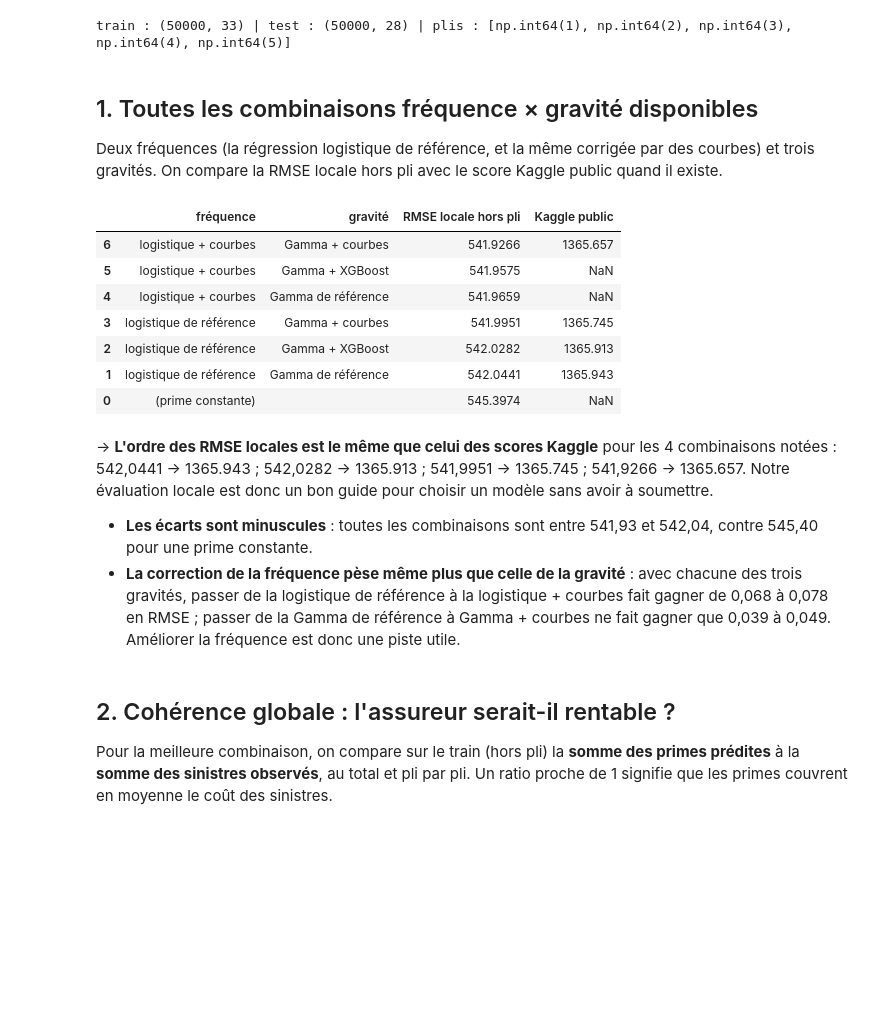
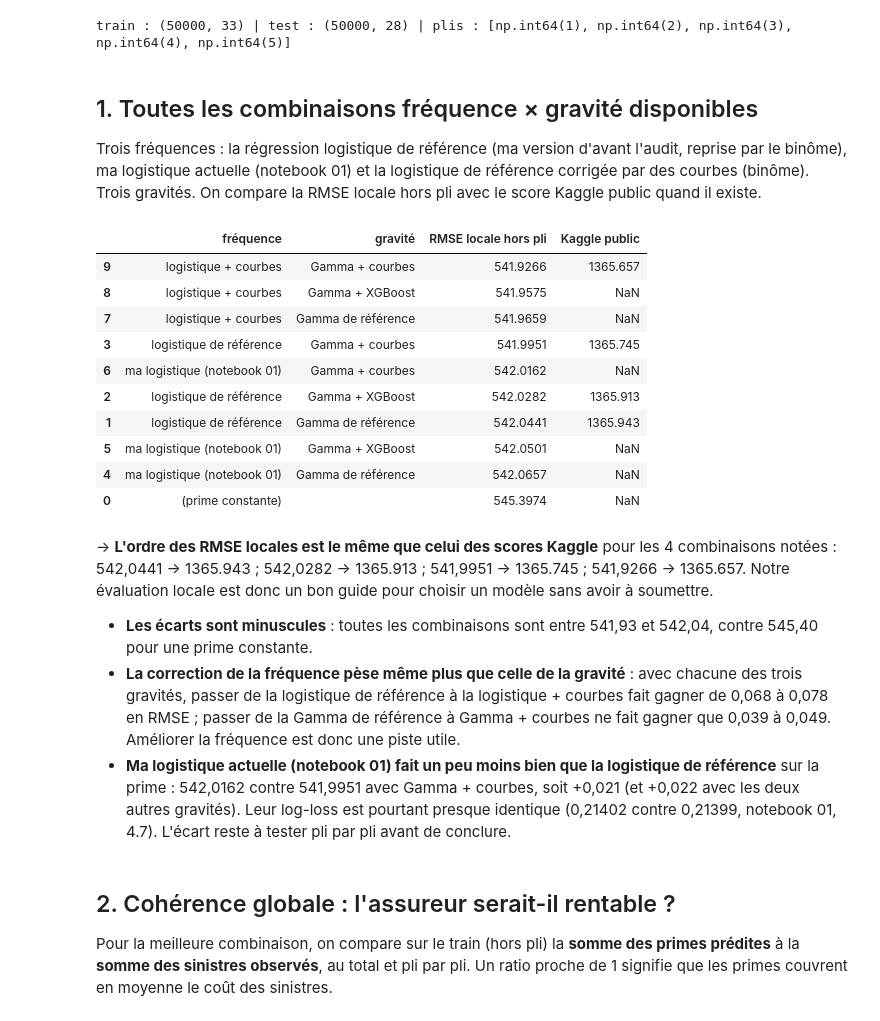
Before and after one commit to MaximilienCY/TD-Tarification-automobile-par-Machine-Learning, a Jupyter notebook: notebooks/03_prime_finale.ipynb, the cells around one changed output. Drawn from its saved outputs; the diff is of its cells as text; code cells hidden in the pictures; blank space fills up the shorter version.

Commit message:
Fréquence branchée sur la prime : probabilités hors pli (01, section 4.7) lues par le notebook 03
Co-Authored-By: Claude Opus 5.5 <noreply@anthropic.com>

```diff
--- a/notebooks/03_prime_finale.ipynb
+++ b/notebooks/03_prime_finale.ipynb
@@ -31,46 +31,59 @@ train : (50000, 33) | test : (50000, 28) | plis : [np.int64(1), np.int64(2), np.
 # %% [markdown]
 ## 1. Toutes les combinaisons fréquence × gravité disponibles
 
-Deux fréquences (la régression logistique de référence, et la même corrigée par des courbes) et trois gravités. On compare la RMSE locale hors pli avec le score Kaggle public quand il existe.
+Trois fréquences : la régression logistique de référence (ma version d'avant l'audit, reprise par le binôme), ma logistique actuelle (notebook 01) et la logistique de référence corrigée par des courbes (binôme). Trois gravités. On compare la RMSE locale hors pli avec le score Kaggle public quand il existe.
 # %%
+# Ma fréquence (notebook 01) : mêmes plis, mêmes contrats que les prédictions du binôme
+ma_freq_oof = pd.read_csv(PREDICTIONS / "frequence_logistique_oof_train.csv")
+ma_freq_test = pd.read_csv(PREDICTIONS / "frequence_logistique_test.csv")
+assert (ma_freq_oof["index"].values == oof["index"].values).all() and (ma_freq_oof["pli"].values == oof["pli"].values).all()
+assert (ma_freq_test["id"].values == binome_test["index"].values).all()
+oof["proba_ma_logistique"] = ma_freq_oof["proba_pred"].values
+binome_test["proba_ma_logistique"] = ma_freq_test["proba_pred"].values
+
 FREQUENCES = {"logistique de référence": "proba_logistique_reference",
+              "ma logistique (notebook 01)": "proba_ma_logistique",
               "logistique + courbes": "proba_logistique_courbes"}
 GRAVITES = {"Gamma de référence": "gravite_gamma_reference",
             "Gamma + XGBoost": "gravite_gamma_xgboost",
             "Gamma + courbes": "gravite_gamma_courbes"}
 # Scores Kaggle publics obtenus par mon binôme (fréquence, gravité) -> score
 KAGGLE = {("logistique de référence", "Gamma de référence"): 1365.943,
           ("logistique de référence", "Gamma + XGBoost"): 1365.913,
           ("logistique de référence", "Gamma + courbes"): 1365.745,
           ("logistique + courbes", "Gamma + courbes"): 1365.657}
 
 
 def rmse_prime(prime, cout):
     return np.sqrt(np.mean((np.asarray(prime) - np.asarray(cout)) ** 2))
 
 
 lignes = [{"fréquence": "(prime constante)", "gravité": "", "RMSE locale hors pli": rmse_prime(np.full(len(oof), oof["montant_sinistre"].mean()), oof["montant_sinistre"]), "Kaggle public": np.nan}]
 for nom_f, col_f in FREQUENCES.items():
     for nom_g, col_g in GRAVITES.items():
         prime = oof[col_f] * oof[col_g]
         lignes.append({"fréquence": nom_f, "gravité": nom_g,
                        "RMSE locale hors pli": rmse_prime(prime, oof["montant_sinistre"]),
                        "Kaggle public": KAGGLE.get((nom_f, nom_g), np.nan)})
 combinaisons = pd.DataFrame(lignes).sort_values("RMSE locale hors pli")
 combinaisons.round(4)
 # %% [output]
 |  | fréquence | gravité | RMSE locale hors pli | Kaggle public |
-| 6 | logistique + courbes | Gamma + courbes | 541.9266 | 1365.657 |
-| 5 | logistique + courbes | Gamma + XGBoost | 541.9575 | NaN |
-| 4 | logistique + courbes | Gamma de référence | 541.9659 | NaN |
+| 9 | logistique + courbes | Gamma + courbes | 541.9266 | 1365.657 |
+| 8 | logistique + courbes | Gamma + XGBoost | 541.9575 | NaN |
+| 7 | logistique + courbes | Gamma de référence | 541.9659 | NaN |
 | 3 | logistique de référence | Gamma + courbes | 541.9951 | 1365.745 |
+| 6 | ma logistique (notebook 01) | Gamma + courbes | 542.0162 | NaN |
 | 2 | logistique de référence | Gamma + XGBoost | 542.0282 | 1365.913 |
 | 1 | logistique de référence | Gamma de référence | 542.0441 | 1365.943 |
+| 5 | ma logistique (notebook 01) | Gamma + XGBoost | 542.0501 | NaN |
+| 4 | ma logistique (notebook 01) | Gamma de référence | 542.0657 | NaN |
 | 0 | (prime constante) |  | 545.3974 | NaN |
 # %% [markdown]
 → **L'ordre des RMSE locales est le même que celui des scores Kaggle** pour les 4 combinaisons notées : 542,0441 → 1365.943 ; 542,0282 → 1365.913 ; 541,9951 → 1365.745 ; 541,9266 → 1365.657. Notre évaluation locale est donc un bon guide pour choisir un modèle sans avoir à soumettre.
 - **Les écarts sont minuscules** : toutes les combinaisons sont entre 541,93 et 542,04, contre 545,40 pour une prime constante.
 - **La correction de la fréquence pèse même plus que celle de la gravité** : avec chacune des trois gravités, passer de la logistique de référence à la logistique + courbes fait gagner de 0,068 à 0,078 en RMSE ; passer de la Gamma de référence à Gamma + courbes ne fait gagner que 0,039 à 0,049. Améliorer la fréquence est donc une piste utile.
+- **Ma logistique actuelle (notebook 01) fait un peu moins bien que la logistique de référence** sur la prime : 542,0162 contre 541,9951 avec Gamma + courbes, soit +0,021 (et +0,022 avec les deux autres gravités). Leur log-loss est pourtant presque identique (0,21402 contre 0,21399, notebook 01, 4.7). L'écart reste à tester pli par pli avant de conclure.
 # %% [markdown]
 ## 2. Cohérence globale : l'assureur serait-il rentable ?
 
```
Also changed, not shown: 2 other files.
